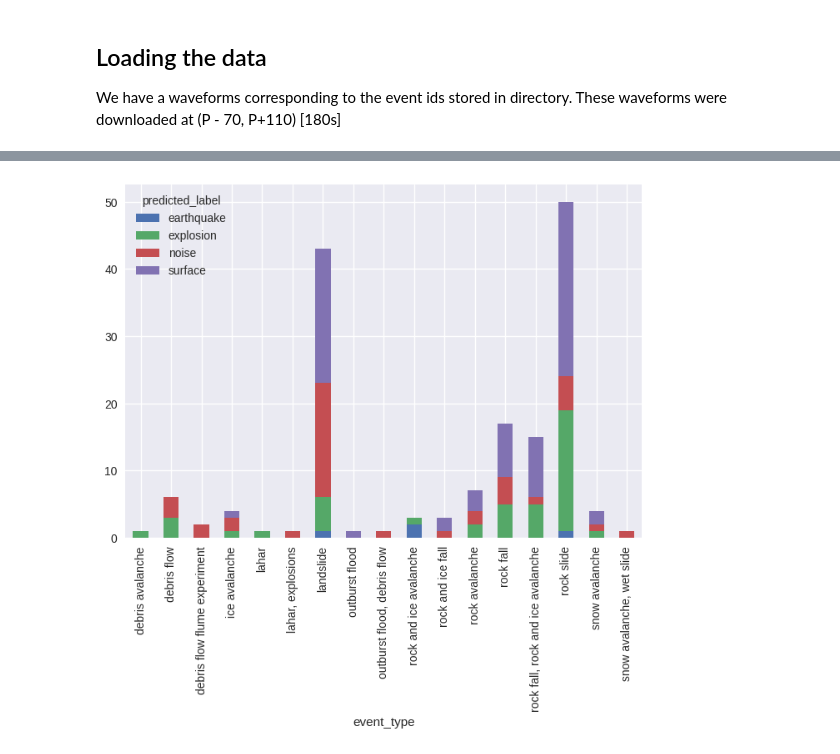
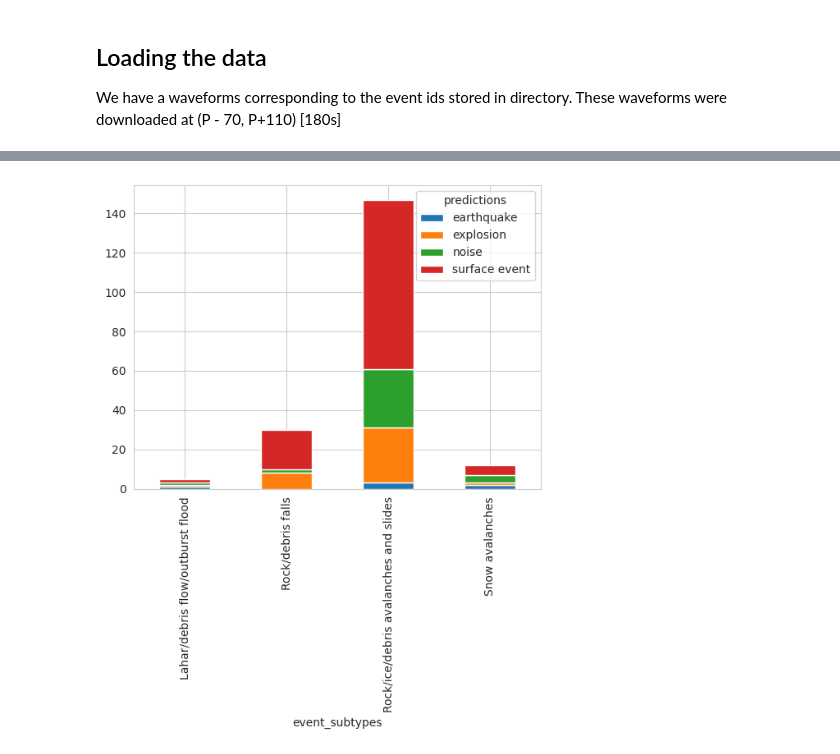
Before and after one commit to Akashkharita/PNW_Seismic_Event_Classification, a Jupyter notebook: notebooks/testing_on_esec_events.ipynb, the cells around one changed output, grey strips where cells are left out. Cells and saved outputs as stored; diff of their text form; code cells hidden in the pictures.

Commit message:
updating surface events testing

```diff
--- a/notebooks/testing_on_esec_events.ipynb
+++ b/notebooks/testing_on_esec_events.ipynb
@@ -316,7 +309,6 @@ argmax_probs = grouped_features.apply(lambda row: np.argmax(row.values), axis=1)
 grouped_features['max_probs'] = max_probs
 grouped_features['labels'] = argmax_probs
 # %%
-plt.style.use('seaborn')
 plt.figure(figsize=(10, 8))
 ax = sns.histplot(argmax_probs, bins=range(5), color='skyblue', edgecolor='black', alpha=0.7)
 plt.title('Distribution of Results for IRIS ESEC Events', fontsize=16)
@@ -364,0 +509,4 @@ plt.show()
+# %%
+labels = np.array(['earthquake', 'explosion', 'noise','surface event'])
+predictions = np.argmax(softmax_probs,axis = 1)
+pred_labels = labels[predictions]
@@ -364,0 +567,32 @@ plt.show()
+# %%
+# Sample labels
+labels = np.array(['earthquake', 'explosion', 'noise', 'surface event'])
+
+
+# Count occurrences
+label_counts = Counter(event_labels)
+
+# Use seaborn style
+sns.set_style("whitegrid")
+
+# Create figure
+plt.figure(figsize=(8, 5))
+
+# Define colors
+colors = sns.color_palette("pastel", len(labels))
+
+# Bar plot instead of histogram for categorical data
+plt.bar(label_counts.keys(), label_counts.values(), color=colors, edgecolor="black", alpha=0.8)
+
+# Labels & Styling
+plt.xticks(rotation=20, fontsize=12)
+plt.yticks(fontsize=12)
+plt.xlabel("Event Type", fontsize=14)
+plt.ylabel("Count", fontsize=14)
+plt.title("Predicted Event Type Distribution", fontsize=16, fontweight="bold")
+
+# Add grid for better readability
+plt.grid(axis="y", linestyle="--", alpha=0.7)
+
+# Show plot
+plt.show()
@@ -364,0 +603,5 @@ plt.show()
+# %%
+df['event_types'] = event_types
+df['event_subtypes'] = event_subtypes
+df['event_duration'] = event_duration
+df['predictions'] = pred_labels
@@ -365,11 +623,11 @@ plt.show()
 # %%
 # Assuming 'predicted_class' is the column with predicted classes
-grouped = features_ex_physical.groupby(['event_type', 'predicted_label']).size().unstack()
+grouped = df.groupby(['event_subtypes', 'predictions']).size().unstack()
 
 # Plot stacked histogram
 grouped.plot(kind='bar', stacked=True)
 
 # Show the plot
 plt.show()
 # %% [output]
-[figure, old version]
+[figure, new version]
```
Also changed, not shown: parts of 38 cells of this notebook.
